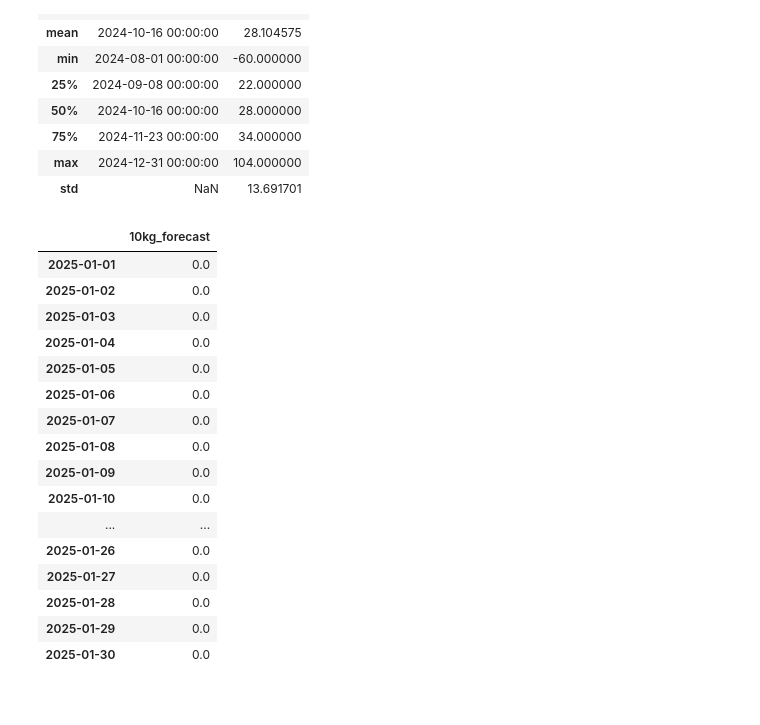
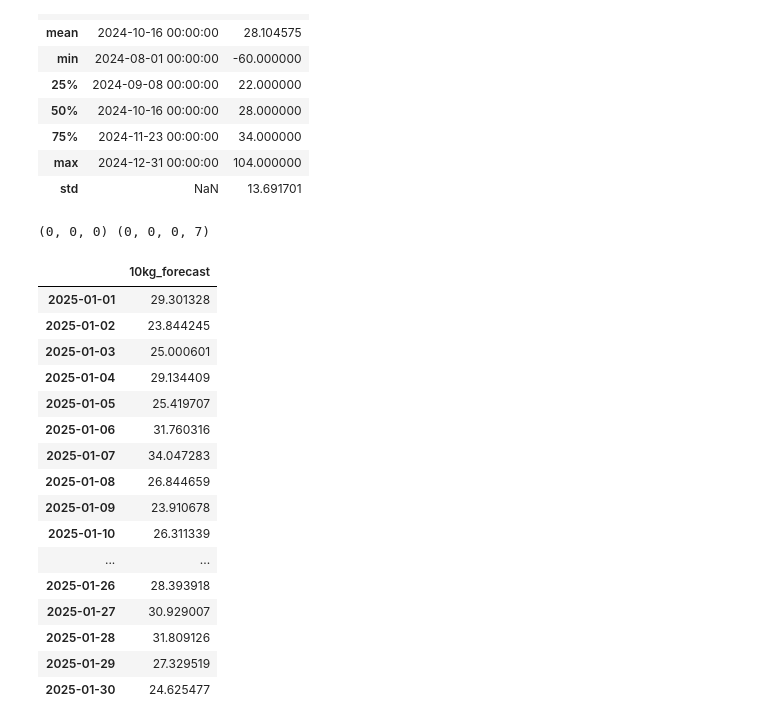
Before and after one commit to Wizxrdx/mang-uling, a Jupyter notebook: sarima.ipynb, the cells around one changed output. Cells and saved outputs as stored; diff of their text form; code cells hidden in the pictures.

Commit message:
added: forecasting auto training and prediction

```diff
--- a/sarima.ipynb
+++ b/sarima.ipynb
@@ -191,44 +185,51 @@ ten_kg_df.describe()
 | 75% | 2024-11-23 00:00:00 | 34.000000 |
 | max | 2024-12-31 00:00:00 | 104.000000 |
 | std | NaN | 13.691701 |
+# %%
+ten_kg_parameters = auto_arima(ten_kg_df['quantity'], seasonal=True, m=7, stepwise=True)
+
+print(ten_kg_parameters.order, ten_kg_parameters.seasonal_order)
+# %% [output]
+(0, 0, 0) (0, 0, 0, 7)
 # %%
 #@title Rolling Forecast
 forecast_window_days = 180
 
 rolling_forecast_df = pd.DataFrame(index=pd.date_range(ten_kg_df['production_date'].iloc[-1] + timedelta(days=1), periods=30, freq="D"))
 
 history = ten_kg_df["quantity"][-forecast_window_days:]
 predictions = []
 
 for i in range(30):
     # Train a new SARIMA model using only the last 6 months
-    rolling_model = SARIMAX(history, order=ten_kg_parameters.order, seasonal_order=ten_kg_parameters.seasonal_order).fit()
+    # rolling_model = SARIMAX(history, order=ten_kg_parameters.order, seasonal_order=ten_kg_parameters.seasonal_order).fit()
+    rolling_model = SARIMAX(history, order=(1,1,1), seasonal_order=(1,1,1,7)).fit()
 
     # Predict the next day's sales
     forecast = rolling_model.forecast()
     predictions.append(forecast.values[0])
 
     # Append forecasted value to history for the next iteration
     history = pd.concat([history, pd.Series(forecast.values[0], index=[rolling_forecast_df.index[i]])])
 
 # Store the forecasts in DataFrame
 rolling_forecast_df["10kg_forecast"] = predictions
 rolling_forecast_df
 # %% [output]
 |  | 10kg_forecast |
-| 2025-01-01 | 0.0 |
-| 2025-01-02 | 0.0 |
-| 2025-01-03 | 0.0 |
-| 2025-01-04 | 0.0 |
-| 2025-01-05 | 0.0 |
-| 2025-01-06 | 0.0 |
-| 2025-01-07 | 0.0 |
-| 2025-01-08 | 0.0 |
-| 2025-01-09 | 0.0 |
-| 2025-01-10 | 0.0 |
+| 2025-01-01 | 29.301328 |
+| 2025-01-02 | 23.844245 |
+| 2025-01-03 | 25.000601 |
+| 2025-01-04 | 29.134409 |
+| 2025-01-05 | 25.419707 |
+| 2025-01-06 | 31.760316 |
+| 2025-01-07 | 34.047283 |
+| 2025-01-08 | 26.844659 |
+| 2025-01-09 | 23.910678 |
+| 2025-01-10 | 26.311339 |
 | ... | ... |
-| 2025-01-26 | 0.0 |
-| 2025-01-27 | 0.0 |
-| 2025-01-28 | 0.0 |
-| 2025-01-29 | 0.0 |
-| 2025-01-30 | 0.0 |
+| 2025-01-26 | 28.393918 |
+| 2025-01-27 | 30.929007 |
+| 2025-01-28 | 31.809126 |
+| 2025-01-29 | 27.329519 |
+| 2025-01-30 | 24.625477 |
```
Also changed, not shown: parts of 1 cell of this notebook.
